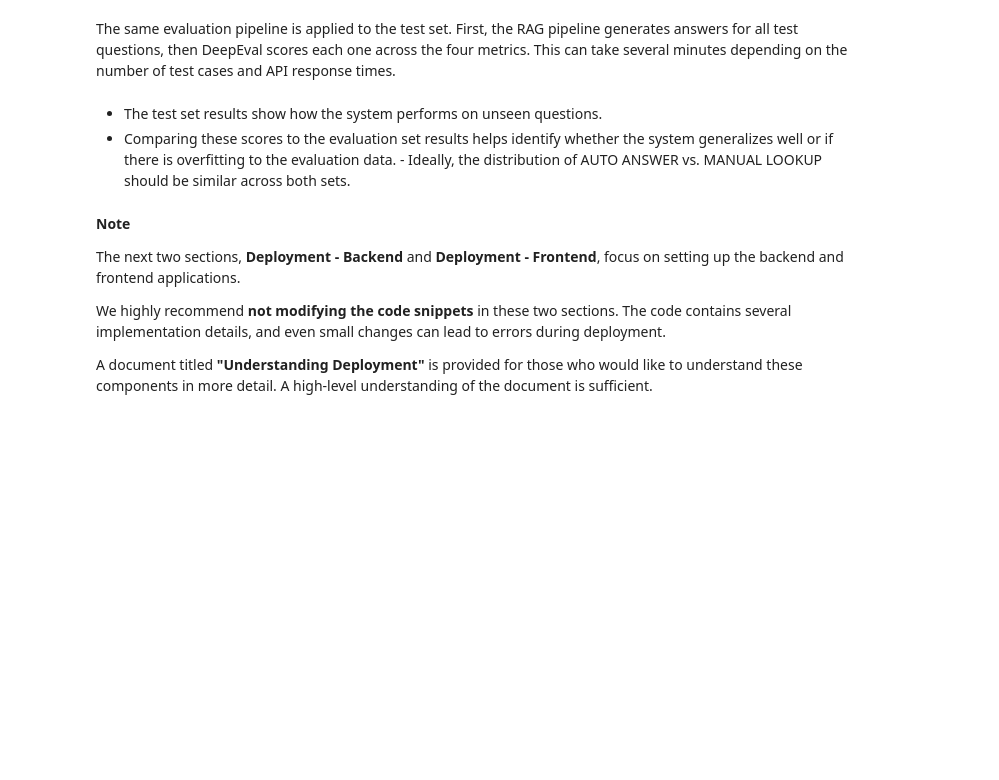
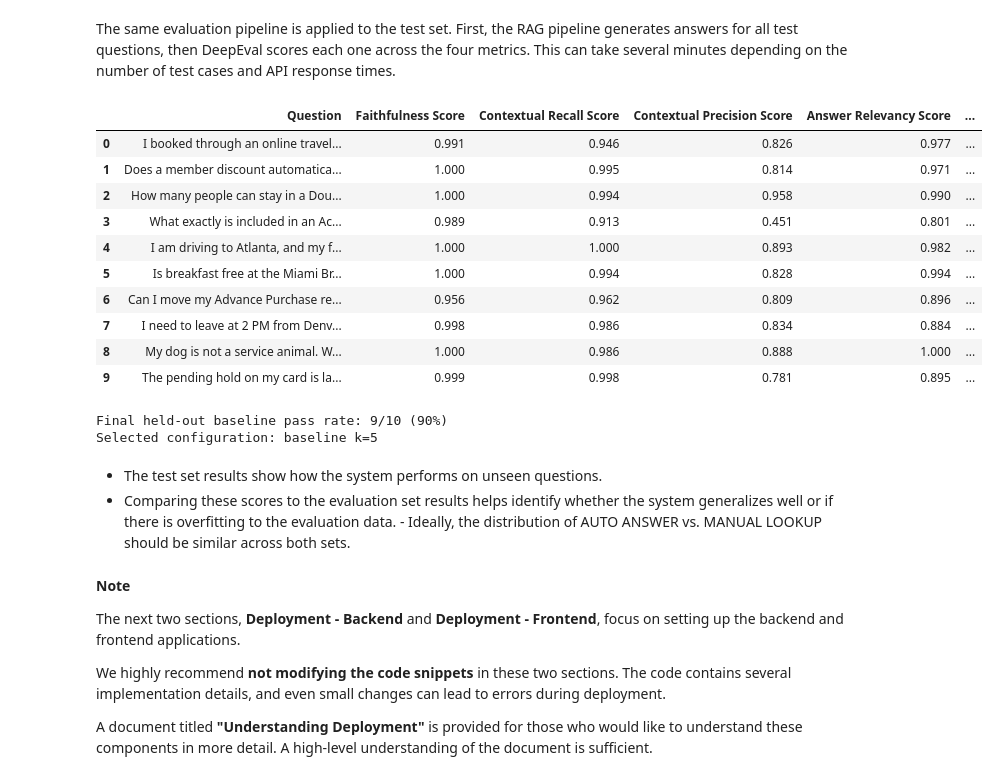
Before and after one commit to raovutukoor1/aurora-stay-qna, a Jupyter notebook: notebooks/Aurora_Stays_RAG_POC_Local_final_executed.ipynb, the cells around one changed output. Cells and saved outputs as stored; diff of their text form; code cells hidden in the pictures; blank space fills up the shorter version.

Commit message:
Publish latest Aurora Stays evaluation and presentation

```diff
--- a/notebooks/Aurora_Stays_RAG_POC_Local_executed.ipynb
+++ b/notebooks/Aurora_Stays_RAG_POC_Local_final_executed.ipynb
@@ -456,7 +443,6 @@ splitter = RecursiveCharacterTextSplitter.from_huggingface_tokenizer(
 ### Chunking the documents
 # %%
 # Code cell 013
-# Purpose: Split policy documents into enriched, metadata-aware retrieval chunks.
 import re
 from copy import deepcopy
 
@@ -473,7 +459,7 @@ def annotate_chunk(chunk):
     lower = text.lower()
     topic_map = {
         "room_and_property": ("breakfast", "room", "parking", "pet", "accessible", "property", "occupancy"),
-        "booking_terms": ("cancellation", "advance purchase", "reservation", "no-show", "check-in"),
+        "booking_terms": ("cancellation", "advance purchase", "reservation", "no-show", "check-in", "late checkout", "late departure", "checkout", "departure"),
         "refunds": ("refund", "charge", "incidentals", "hold", "smoking", "parking"),
         "guest_conduct": ("service animal", "accessibility", "quiet hours", "conduct", "safety"),
     }
@@ -577,9 +562,10 @@ for i, chunk in enumerate(lc_docs):
 # %%
 # Code cell 016
 # Purpose: Load the hotel-policy embedding model on CPU.
-# Load the embedding model
+# Load the embedding model without rendering a Jupyter progress widget
 embeddings = HuggingFaceEmbeddings(
     model_name=EMBED_MODEL,  # Pre-trained embedding model
     model_kwargs={"device": "cpu"},                  # Run the model on CPU
-    encode_kwargs={"normalize_embeddings": True},   # Normalize embeddings for similarity search
+    encode_kwargs={"normalize_embeddings": True, "show_progress_bar": False},   # Normalize embeddings without a progress bar
+    show_progress=False,
 )
@@ -643,7 +623,7 @@ Let us test the retrieval system with a sample query about pet charges at a spec
 # Test the retrieval results
 
 query = "What are the pet fees at Aurora Stays properties?"  # Enter a question or query to test the retrieval
-k = 5        # Baseline number of chunks to retrieve
+k = min(5, vectorstore.index.ntotal)  # Do not request more chunks than exist
 
 for i, chunk in enumerate(retrieve(query=query, k=k, vectorstore=vectorstore)):
     print(f"\n--- Result {i} ---")
@@ -1343,3 +1312,47 @@ create_evaluation_df(test_cases, results)
+# %%
+# Code cell 037
+# Purpose: Display the refreshed held-out evaluation results for the selected baseline.
+import pandas as pd
+
+final_cases = pd.read_csv("deepeval_options_cases.csv")
+baseline = final_cases[final_cases["option"] == "baseline_k5"].copy()
+baseline["Type"] = baseline["passed_all_metrics"].map({True: "PASS", False: "FAIL"})
+baseline = baseline.rename(columns={
+    "question": "Question",
+    "faithfulness": "Faithfulness Score",
+    "contextual recall": "Contextual Recall Score",
+    "contextual precision": "Contextual Precision Score",
+    "answer relevancy": "Answer Relevancy Score",
+    "composite": "Composite Score",
+})
+display(baseline[[
+    "Question", "Faithfulness Score", "Contextual Recall Score",
+    "Contextual Precision Score", "Answer Relevancy Score",
+    "Composite Score", "Type",
+]].round({
+    "Faithfulness Score": 3,
+    "Contextual Recall Score": 3,
+    "Contextual Precision Score": 3,
+    "Answer Relevancy Score": 3,
+    "Composite Score": 3,
+}))
+passed = int(baseline["passed_all_metrics"].sum())
+print(f"Final held-out baseline pass rate: {passed}/{len(baseline)} ({passed / len(baseline):.0%})")
+print("Selected configuration: baseline k=5")
+# %% [output]
+|  | Question | Faithfulness Score | Contextual Recall Score | Contextual Precision Score | Answer Relevancy Score | ... |
+| 0 | I booked through an online travel... | 0.991 | 0.946 | 0.826 | 0.977 | ... |
+| 1 | Does a member discount automatica... | 1.000 | 0.995 | 0.814 | 0.971 | ... |
+| 2 | How many people can stay in a Dou... | 1.000 | 0.994 | 0.958 | 0.990 | ... |
+| 3 | What exactly is included in an Ac... | 0.989 | 0.913 | 0.451 | 0.801 | ... |
+| 4 | I am driving to Atlanta, and my f... | 1.000 | 1.000 | 0.893 | 0.982 | ... |
+| 5 | Is breakfast free at the Miami Br... | 1.000 | 0.994 | 0.828 | 0.994 | ... |
+| 6 | Can I move my Advance Purchase re... | 0.956 | 0.962 | 0.809 | 0.896 | ... |
+| 7 | I need to leave at 2 PM from Denv... | 0.998 | 0.986 | 0.834 | 0.884 | ... |
+| 8 | My dog is not a service animal. W... | 1.000 | 0.986 | 0.888 | 1.000 | ... |
+| 9 | The pending hold on my card is la... | 0.999 | 0.998 | 0.781 | 0.895 | ... |
+Final held-out baseline pass rate: 9/10 (90%)
+Selected configuration: baseline k=5
 # %% [markdown]
 - The test set results show how the system performs on unseen questions.
 - Comparing these scores to the evaluation set results helps identify whether the system generalizes well or if there is overfitting to the evaluation data. - Ideally, the distribution of AUTO ANSWER vs. MANUAL LOOKUP should be similar across both sets.
```
Also changed, not shown: parts of 26 cells of this notebook, 26 other files.
